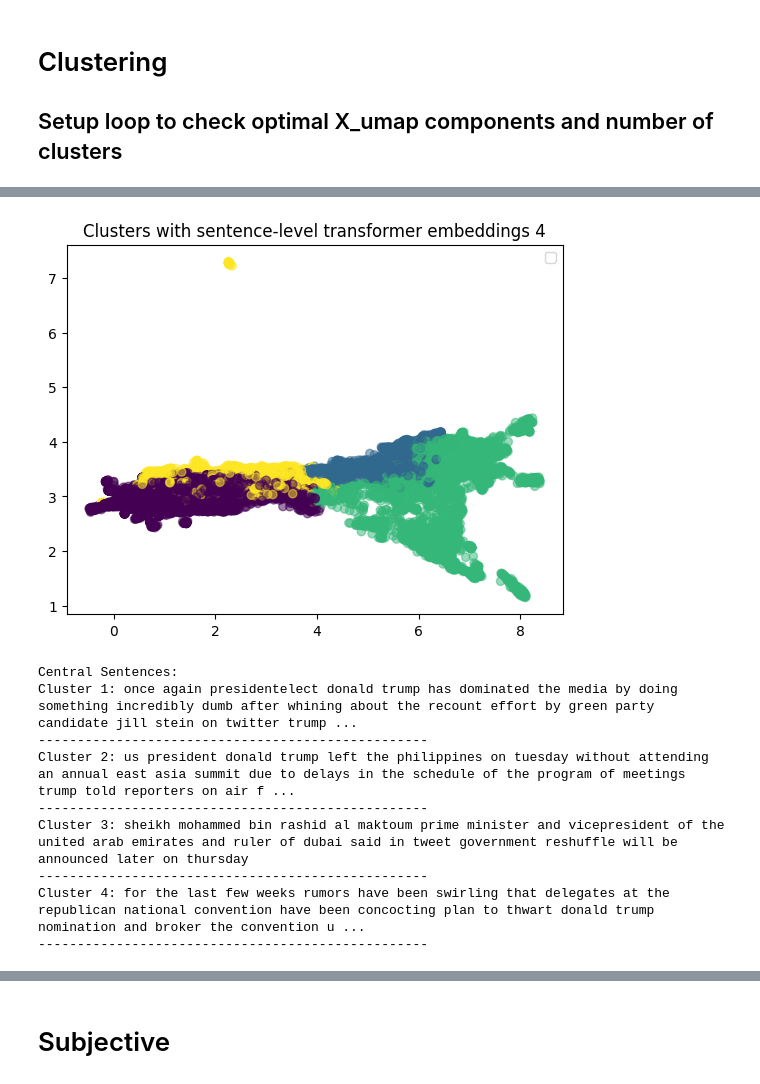
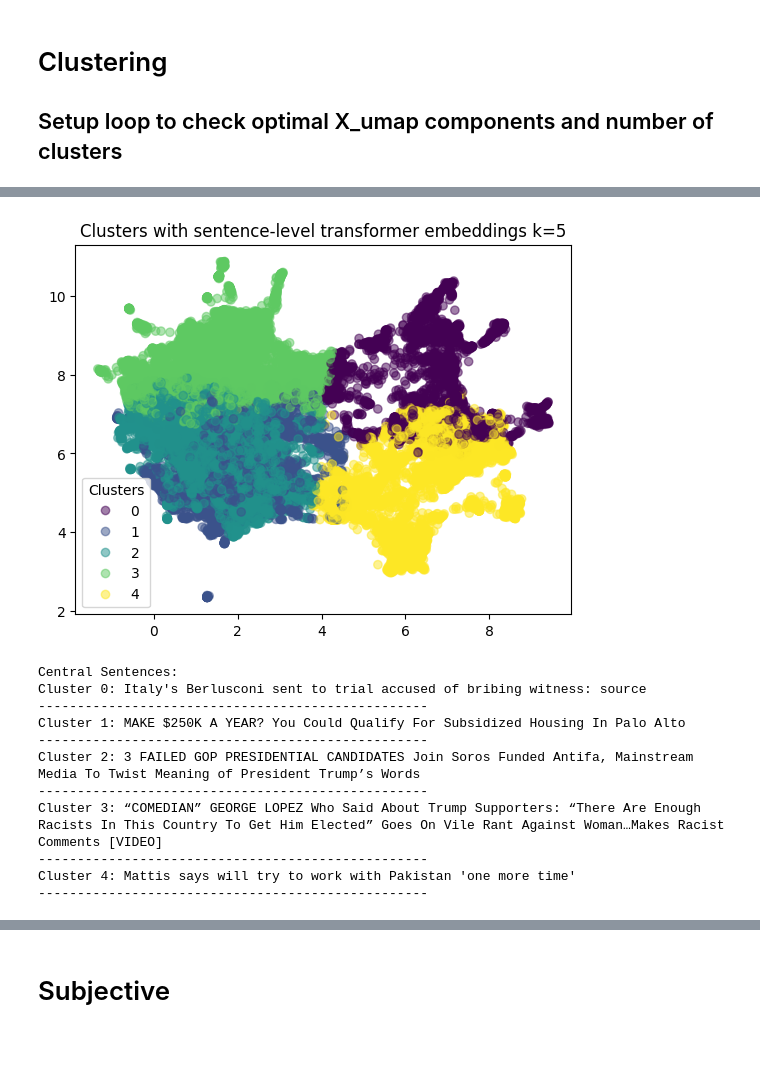
Before and after one commit to CXLange/News-and-market-sentiment-analytics---exam-, a Jupyter notebook: working_notebook.ipynb, the cells around one changed output, grey strips where cells are left out. Saved outputs shown, nothing was run; the diff lists cells and outputs as text; code cells hidden in the pictures; blank space fills up the shorter version.

```diff
--- a/working_notebook.ipynb
+++ b/working_notebook.ipynb
@@ -812,14 +811,17 @@ del data[TEMP_TOPIC_COL]
 # Clustering
 ## Setup loop to check optimal X_umap components and number of clusters
 # %%
-X_features = data['title_embedding']
 import umap
-import numpy as np # Import numpy for array operations
+import numpy as np
 
-reducer = umap.UMAP(n_components=100, random_state=20)
+
+title_features = data['title_embedding']
+text_features = data['aggregated_text_embedding']
+
+reducer = umap.UMAP(n_components=3, random_state=20)
 
 # Convert the Series of embedding arrays into a 2D NumPy array
-X_features = np.stack(X_features.to_numpy())
+X_features = np.stack(title_features.to_numpy())
 
 X_umap = reducer.fit_transform(X_features)
 
@@ -886,7 +873,7 @@ from sklearn.cluster import KMeans
 import numpy as np
 import matplotlib.pyplot as plt
 
-elbow_point = 4
+elbow_point = 5
 
 # Refit with optimal clusters
 kmeans = KMeans(n_clusters=elbow_point, random_state=20, n_init = 10)
@@ -895,13 +882,7 @@ kmeans.fit(X_umap) # Fit using X_umap, as clustering was done on UMAP-reduced da
 # Re-assign cluster labels based on the optimal clustering
 cluster_assignments = kmeans.labels_
 
-# Find central sentence (requires 'paragraphs' variable which is not defined in current state)
-# Assuming 'paragraphs' was intended to be 'data['text']' or 'data['title']'
-# For now, this part will be commented out or will need further clarification.
-
-# Placeholder for paragraphs, assuming it refers to the original text data
-# If you want to use original titles for central sentences:
-paragraphs = data['text_cleaned'].tolist() # Use 'text_cleaned' which is a list of strings
+paragraphs = data['title'].tolist() # Use 'text_cleaned' which is a list of strings
 
 central_sentences = []
 
@@ -910,47 +891,49 @@ for cluster_id in range(elbow_point):  # Use the optimal number of clusters
  # Extract the rows corresponding to the cluster from the original data (paragraphs)
  # And also the corresponding t-SNE coordinates for centroid calculation
  cluster_indices = (cluster_assignments == cluster_id)
  cluster_X_paragraphs = np.array(paragraphs)[cluster_indices]
  X_umap_cluster = X_umap[cluster_indices]
 
  if len(cluster_X_paragraphs) > 0:
 
   cluster_umap_points = X_umap[cluster_indices]
   if len(cluster_umap_points) > 0:
       centroid_umap = kmeans.cluster_centers_[cluster_id]
 
       distances_to_centroid = np.sum((cluster_umap_points - centroid_umap)**2, axis=1)
       closest_point_index_in_cluster_umap = np.argmin(distances_to_centroid)
 
 
       central_sentence = cluster_X_paragraphs[closest_point_index_in_cluster_umap]
       central_sentences.append(central_sentence)
 
 # Look at the results
 # Does the topics make sense?
 # Get cluster assignments for each paragraph (already done above)
 
 # Visualize clusters in 2D using X_umap
-plt.scatter(X_umap[:, 0], X_umap[:, 1], c=cluster_assignments, cmap='viridis', alpha=0.5)
-plt.legend()
-plt.title(f'Clusters with sentence-level transformer embeddings {elbow_point}')
+scatter = plt.scatter(X_umap[:, 0], X_umap[:, 1], c=cluster_assignments, cmap='viridis', alpha=0.5)
+plt.legend(*scatter.legend_elements(), title="Clusters")
+plt.title(f'Clusters with sentence-level transformer embeddings k={elbow_point}')
 plt.show()
 
 # Print central sentences
 print("\nCentral Sentences:")
 for i, sentence in enumerate(central_sentences):
- print(f"Cluster {i + 1}: {sentence}\n{'-' * 50}")
+ print(f"Cluster {i}: {sentence}\n{'-' * 50}")
 # %% [output]
-[figure, old version]
+[figure, new version]
 Central Sentences:
-Cluster 1: once again presidentelect donald trump has dominated the media by doing something incredibly dumb after whining about the recount effort by green party candidate jill stein on twitter trump ...
+Cluster 0: Italy's Berlusconi sent to trial accused of bribing witness: source
 --------------------------------------------------
-Cluster 2: us president donald trump left the philippines on tuesday without attending an annual east asia summit due to delays in the schedule of the program of meetings trump told reporters on air f ...
+Cluster 1: MAKE $250K A YEAR? You Could Qualify For Subsidized Housing In Palo Alto
 --------------------------------------------------
-Cluster 3: sheikh mohammed bin rashid al maktoum prime minister and vicepresident of the united arab emirates and ruler of dubai said in tweet government reshuffle will be announced later on thursday
+Cluster 2: 3 FAILED GOP PRESIDENTIAL CANDIDATES Join Soros Funded Antifa, Mainstream Media To Twist Meaning of President Trump’s Words
 --------------------------------------------------
-Cluster 4: for the last few weeks rumors have been swirling that delegates at the republican national convention have been concocting plan to thwart donald trump nomination and broker the convention u ...
+Cluster 3: “COMEDIAN” GEORGE LOPEZ Who Said About Trump Supporters: “There Are Enough Racists In This Country To Get Him Elected” Goes On Vile Rant Against Woman…Makes Racist Comments [VIDEO]
 --------------------------------------------------
+Cluster 4: Mattis says will try to work with Pakistan 'one more time'
+--------------------------------------------------
 # %%
 data['cluster_id'] = cluster_assignments
 
```
Also changed, not shown: parts of 45 cells of this notebook.
